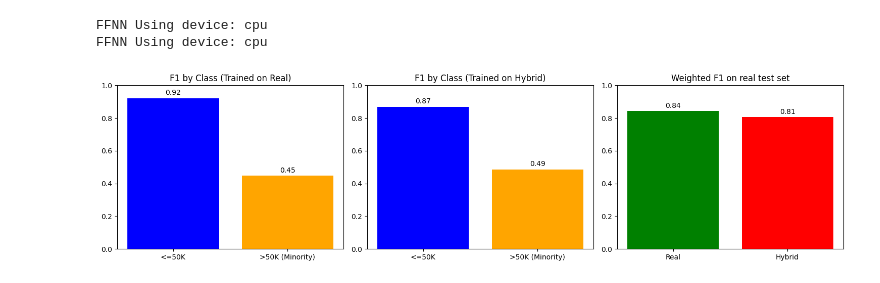
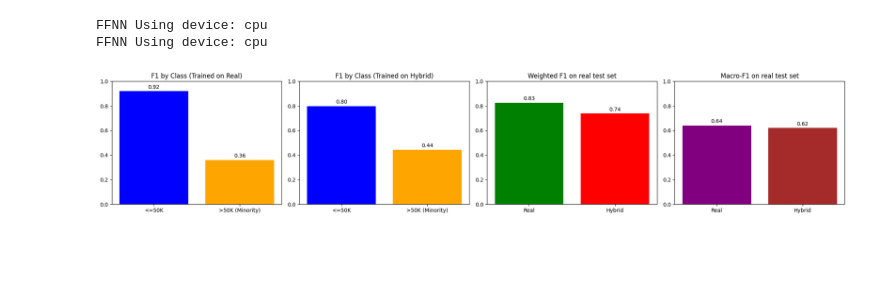
Before and after one commit to LucasHartmanWestern/cs_9170_project, a Jupyter notebook: test_synth_data.ipynb, the cells around one changed output. Saved outputs shown, nothing was run; the diff lists cells and outputs as text; code cells hidden in the pictures; blank space fills up the shorter version.

```diff
--- a/test_synth_data.ipynb
+++ b/test_synth_data.ipynb
@@ -39,6 +85,6 @@ plt.show()
 # %%
-train_size=3000
-bias_pct=0.8
+REAL_DATA_SIZE=3000
+BIAS_PCT=0.8
 seed=42
 pca_components=2
 # %%
@@ -106,7 +152,7 @@ df_class_0 = df_balanced_pd[df_balanced_pd['target'] == 0]
 df_class_1 = df_balanced_pd[df_balanced_pd['target'] == 1]
 
 # Remove a fraction of class 1
-df_class_1_biased = df_class_1.sample(frac=1 - bias_pct, random_state=seed)
+df_class_1_biased = df_class_1.sample(frac=1 - BIAS_PCT, random_state=seed)
 df_biased = pd.concat([df_class_0, df_class_1_biased], axis=0).sample(frac=1, random_state=seed).reset_index(drop=True)
 
 X_biased = df_biased.drop('target', axis=1).values
@@ -117,12 +163,12 @@ X_train, X_test_theta, y_train, y_test_theta = train_test_split(
     X_biased, y_biased, test_size=0.2, random_state=seed, stratify=y_biased
 )
 
-# If train_size is specified, subsample the train set to the requested size
+# If REAL_DATA_SIZE is specified, subsample the train set to the requested size
 # Bias in class distribution is maintained.
-if train_size is not None and train_size < len(X_train):
+if REAL_DATA_SIZE is not None and REAL_DATA_SIZE < len(X_train):
     # Stratified subsample to preserve the biased class distribution
     X_train, _, y_train, _ = train_test_split(
-        X_train, y_train, train_size=train_size, random_state=seed, stratify=y_train
+        X_train, y_train, train_size=REAL_DATA_SIZE, random_state=seed, stratify=y_train
             )
 
 # PCA analysis: fit on train, transform both train and test
@@ -137,7 +183,7 @@ y_test_theta = np.array(y_test_theta)
 # %%
 # Open a CSV of format: pca_0,pca_1,...,pca_{n-1},target and concatenate it to the trainset
 # Path to the synthetic trajectory CSV
-synth_csv_path = run_path + 'best_synthetic.csv'
+synth_csv_path = runs[1][0] + 'best_synthetic.csv'
 
 # Read the synthetic data
 synth_df = pd.read_csv(synth_csv_path)
@@ -163,9 +209,9 @@ y_train_phi = np.concatenate([y_train_theta, synth_y], axis=0)
 ffnn_config = {
     'input_size': X_train_theta.shape[1],
     'hidden_sizes': [32, 16],
-    'output_size': 1,
+    'output_size': 2,
     'learning_rate': 0.001,
-    'batch_size': 64,
+    'batch_size': 32,
     'epochs': 10,
     'type': 'classification',
     'classes': [0, 1],
@@ -208,33 +254,44 @@ f1_phi_both   = f1_score(y_test_theta, np.round(y_pred_phi),   average='weighted
 f1_theta_0, f1_theta_1 = f1_score(y_test_theta, np.round(y_pred_theta), average=None)
 f1_phi_0,   f1_phi_1   = f1_score(y_test_theta, np.round(y_pred_phi),   average=None)
 
+# --- Compute macro-F1 for both models ---
+f1_theta_macro = f1_score(y_test_theta, np.round(y_pred_theta), average='macro')
+f1_phi_macro   = f1_score(y_test_theta, np.round(y_pred_phi),   average='macro')
+
 # --- Plotting ---
-fig, axes = plt.subplots(1, 3, figsize=(15, 4))
+fig, axes = plt.subplots(1, 4, figsize=(20, 4))
 
 # 1. Trained on Theta
 axes[0].bar(['<=50K', '>50K (Minority)'], [f1_theta_0, f1_theta_1], color=['blue','orange'])
 axes[0].set_title('F1 by Class (Trained on Real)')
 axes[0].set_ylim(0,1)
 for i, v in enumerate([f1_theta_0, f1_theta_1]):
     axes[0].text(i, v+0.02, f"{v:.2f}", ha='center')
 
 # 2. Trained on Phi
 axes[1].bar(['<=50K', '>50K (Minority)'], [f1_phi_0, f1_phi_1], color=['blue','orange'])
 axes[1].set_title('F1 by Class (Trained on Hybrid)')
 axes[1].set_ylim(0,1)
 for i, v in enumerate([f1_phi_0, f1_phi_1]):
     axes[1].text(i, v+0.02, f"{v:.2f}", ha='center')
 
 # 3. Weighted F1 comparison (now green and red bars)
 axes[2].bar(['Real','Hybrid'], [f1_theta_both, f1_phi_both], color=['green','red'])
 axes[2].set_title('Weighted F1 on real test set')
 axes[2].set_ylim(0,1)
 for i, v in enumerate([f1_theta_both, f1_phi_both]):
     axes[2].text(i, v+0.02, f"{v:.2f}", ha='center')
 
+# 4. Macro-F1 comparison (now purple and brown bars)
+axes[3].bar(['Real','Hybrid'], [f1_theta_macro, f1_phi_macro], color=['purple','brown'])
+axes[3].set_title('Macro-F1 on real test set')
+axes[3].set_ylim(0,1)
+for i, v in enumerate([f1_theta_macro, f1_phi_macro]):
+    axes[3].text(i, v+0.02, f"{v:.2f}", ha='center')
+
 plt.tight_layout()
 plt.show()
 # %% [output]
 FFNN Using device: cpu
 FFNN Using device: cpu
-[figure, old version]
+[figure, new version]
```
Also changed, not shown: parts of 1 cell of this notebook, 2 other files.
